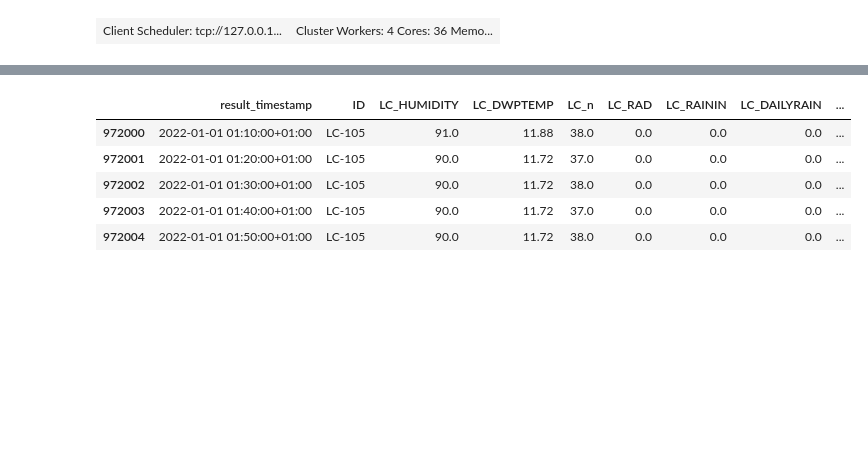
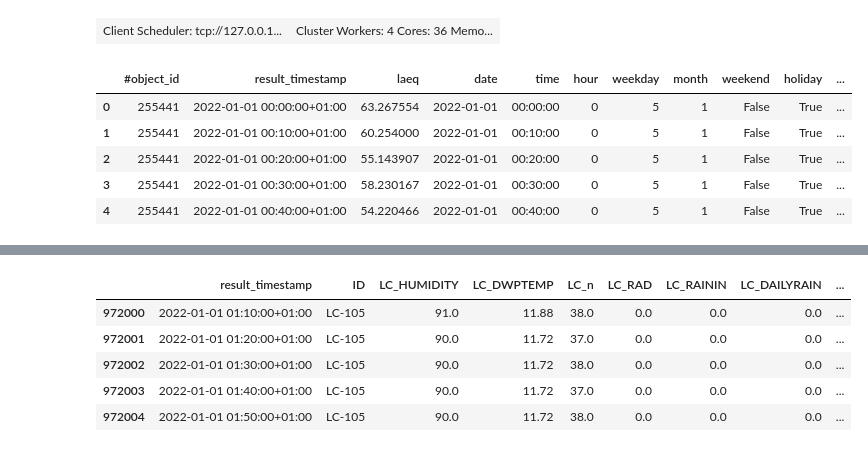
Before and after one commit to IvanaOsredek/ModernDataAnalyticsProject, a Jupyter notebook: Final_optimization.ipynb, the cells around one changed output, grey strips where cells are left out. Saved outputs shown, nothing was run; the diff lists cells and outputs as text; code cells hidden in the pictures; blank space fills up the shorter version.

Commit message:
added head for dataframe

```diff
--- a/Final_optimization.ipynb
+++ b/Final_optimization.ipynb
@@ -89,6 +89,15 @@ def process_data_by_month():
 # %%
 # Call the function to process the data for each month
 table = process_data_by_month()
+# %%
+table.head()
+# %% [output]
+|  | #object_id | result_timestamp | laeq | date | time | hour | weekday | month | weekend | holiday | ... |
+| 0 | 255441 | 2022-01-01 00:00:00+01:00 | 63.267554 | 2022-01-01 | 00:00:00 | 0 | 5 | 1 | False | True | ... |
+| 1 | 255441 | 2022-01-01 00:10:00+01:00 | 60.254000 | 2022-01-01 | 00:10:00 | 0 | 5 | 1 | False | True | ... |
+| 2 | 255441 | 2022-01-01 00:20:00+01:00 | 55.143907 | 2022-01-01 | 00:20:00 | 0 | 5 | 1 | False | True | ... |
+| 3 | 255441 | 2022-01-01 00:30:00+01:00 | 58.230167 | 2022-01-01 | 00:30:00 | 0 | 5 | 1 | False | True | ... |
+| 4 | 255441 | 2022-01-01 00:40:00+01:00 | 54.220466 | 2022-01-01 | 00:40:00 | 0 | 5 | 1 | False | True | ... |
 # %%
 class TimeFeatureGenerator:
     def __init__(self):
```
Also changed, not shown: parts of 3 cells of this notebook.
